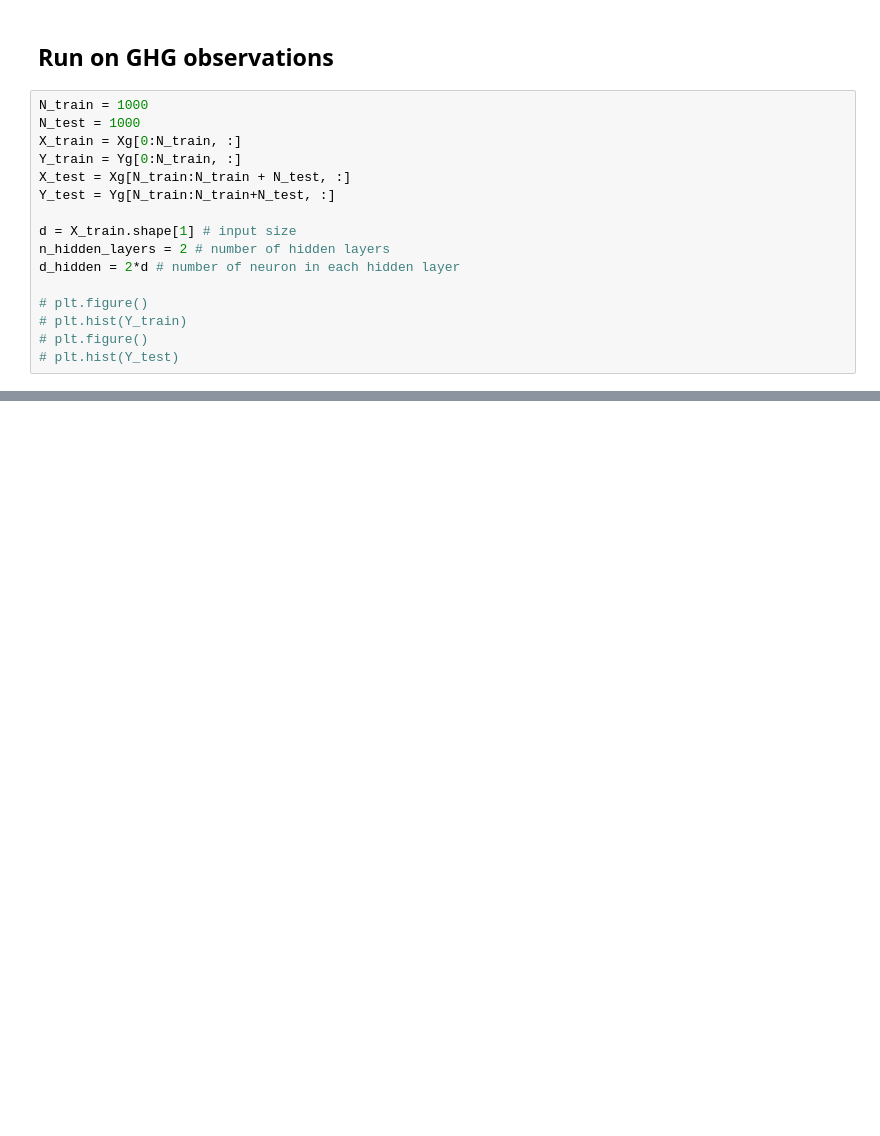
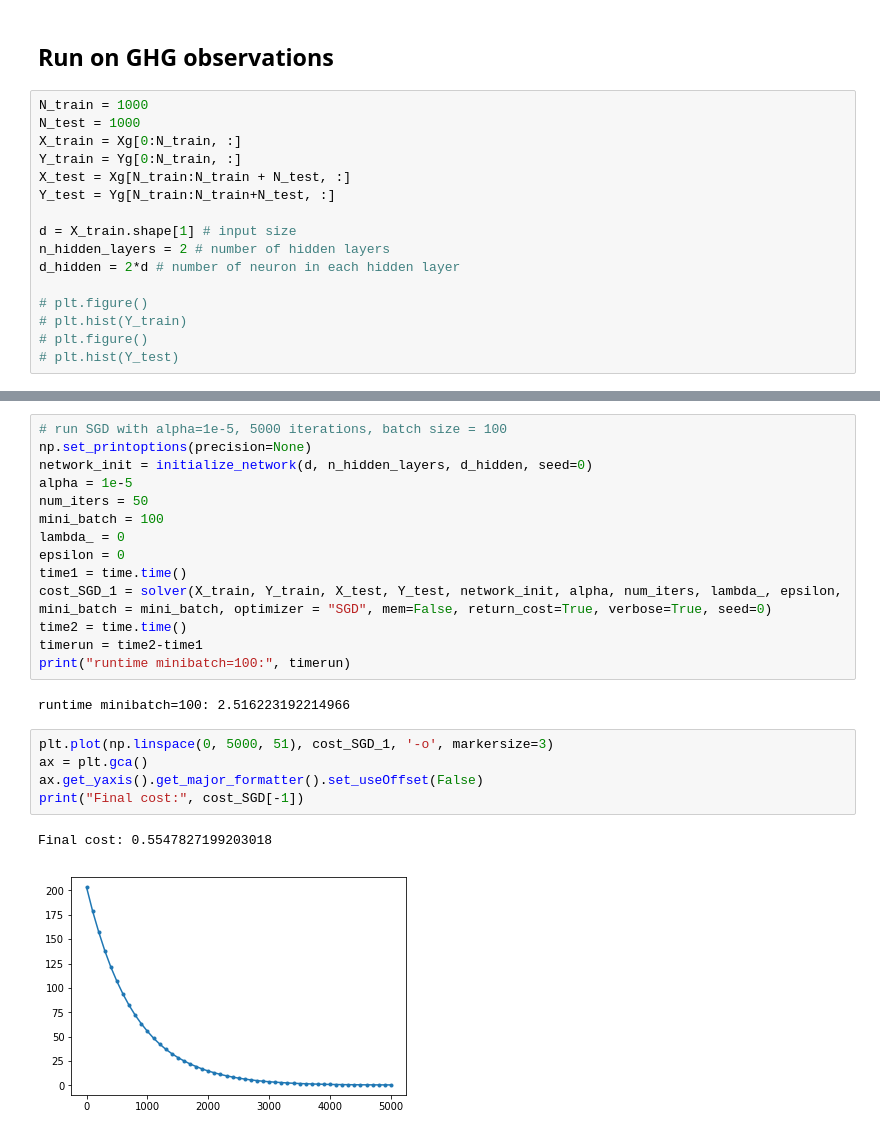
Before and after one commit to hellkvist/EP3260-MLoNs-2020-MH, a Jupyter notebook: Computer-Assignments/CA-G2-3.ipynb, the cells around one changed output, grey strips where cells are left out. Drawn from its saved outputs; the diff is of its cells as text; blank space fills up the shorter version.

```diff
--- a/Computer-Assignments/CA-G2-3.ipynb
+++ b/Computer-Assignments/CA-G2-3.ipynb
@@ -462 +530,25 @@ final cost: 0.7472514998201786
+# %%
+# run SGD with alpha=1e-5, 5000 iterations, batch size = 100
+np.set_printoptions(precision=None)
+network_init = initialize_network(d, n_hidden_layers, d_hidden, seed=0)
+alpha = 1e-5
+num_iters = 50
+mini_batch = 100
+lambda_ = 0
+epsilon = 0
+time1 = time.time()
+cost_SGD_1 = solver(X_train, Y_train, X_test, Y_test, network_init, alpha, num_iters, lambda_, epsilon, mini_batch = mini_batch, optimizer = "SGD", mem=False, return_cost=True, verbose=True, seed=0)
+time2 = time.time()
+timerun = time2-time1
+print("runtime minibatch=100:", timerun)
+# %% [output]
+runtime minibatch=100: 2.516223192214966
+# %%
+plt.plot(np.linspace(0, 5000, 51), cost_SGD_1, '-o', markersize=3)
+ax = plt.gca()
+ax.get_yaxis().get_major_formatter().set_useOffset(False)
+print("Final cost:", cost_SGD[-1])
+# %% [output]
+Final cost: 0.5547827199203018
+[figure, added]
 # %%
```
Also changed, not shown: parts of 12 cells of this notebook.
